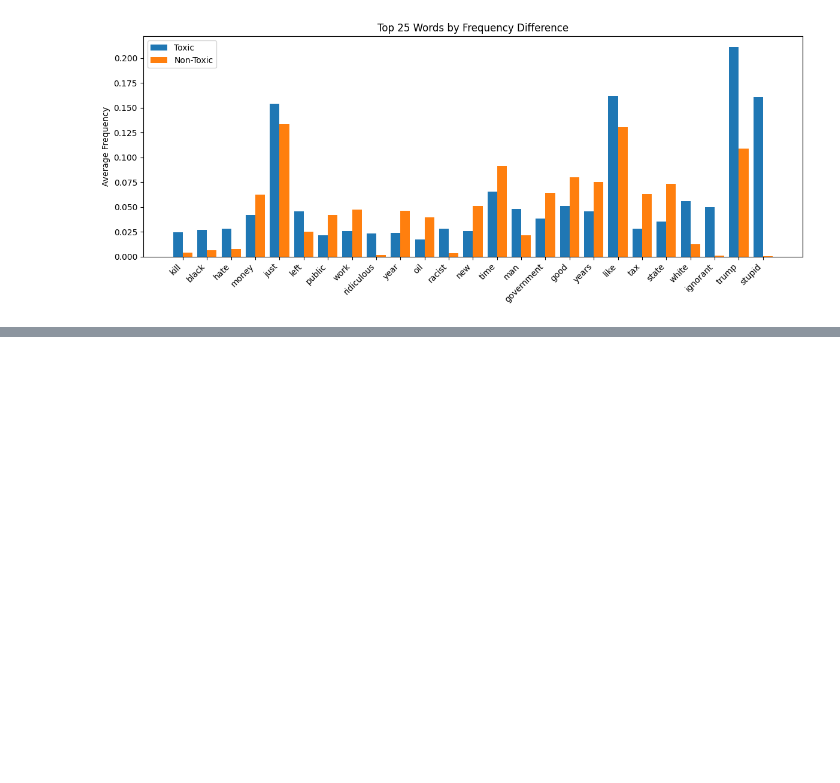
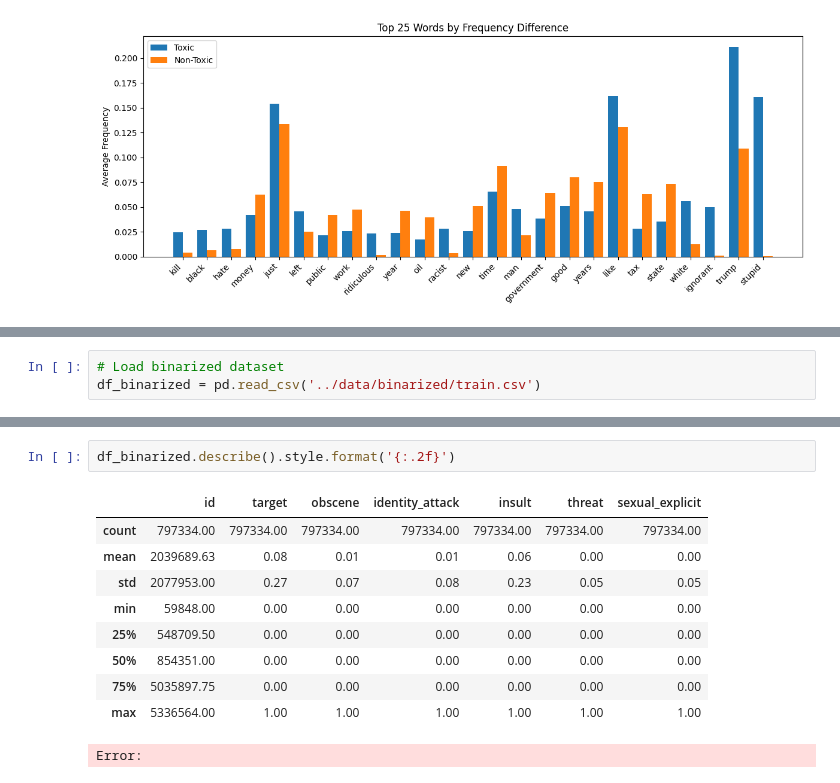
Before and after one commit to Hubizon/abuse-detection, a Jupyter notebook: notebooks/01_eda.ipynb, the cells around one changed output, grey strips where cells are left out. Drawn from its saved outputs; the diff is of its cells as text; blank space fills up the shorter version.

```diff
--- a/notebooks/01_eda.ipynb
+++ b/notebooks/01_eda.ipynb
@@ -494,0 +584,3 @@ plt.show()
+# %%
+# Load binarized dataset
+df_binarized = pd.read_csv('../data/binarized/train.csv')
@@ -494,0 +596,13 @@ plt.show()
+# %%
+df_binarized.describe().style.format('{:.2f}')
+# %% [output]
+|  | id | target | obscene | identity_attack | insult | threat | sexual_explicit |
+| count | 797334.00 | 797334.00 | 797334.00 | 797334.00 | 797334.00 | 797334.00 | 797334.00 |
+| mean | 2039689.63 | 0.08 | 0.01 | 0.01 | 0.06 | 0.00 | 0.00 |
+| std | 2077953.00 | 0.27 | 0.07 | 0.08 | 0.23 | 0.05 | 0.05 |
+| min | 59848.00 | 0.00 | 0.00 | 0.00 | 0.00 | 0.00 | 0.00 |
+| 25% | 548709.50 | 0.00 | 0.00 | 0.00 | 0.00 | 0.00 | 0.00 |
+| 50% | 854351.00 | 0.00 | 0.00 | 0.00 | 0.00 | 0.00 | 0.00 |
+| 75% | 5035897.75 | 0.00 | 0.00 | 0.00 | 0.00 | 0.00 | 0.00 |
+| max | 5336564.00 | 1.00 | 1.00 | 1.00 | 1.00 | 1.00 | 1.00 |
+Error:
```
Also changed, not shown: parts of 14 cells of this notebook, 11 other files.
